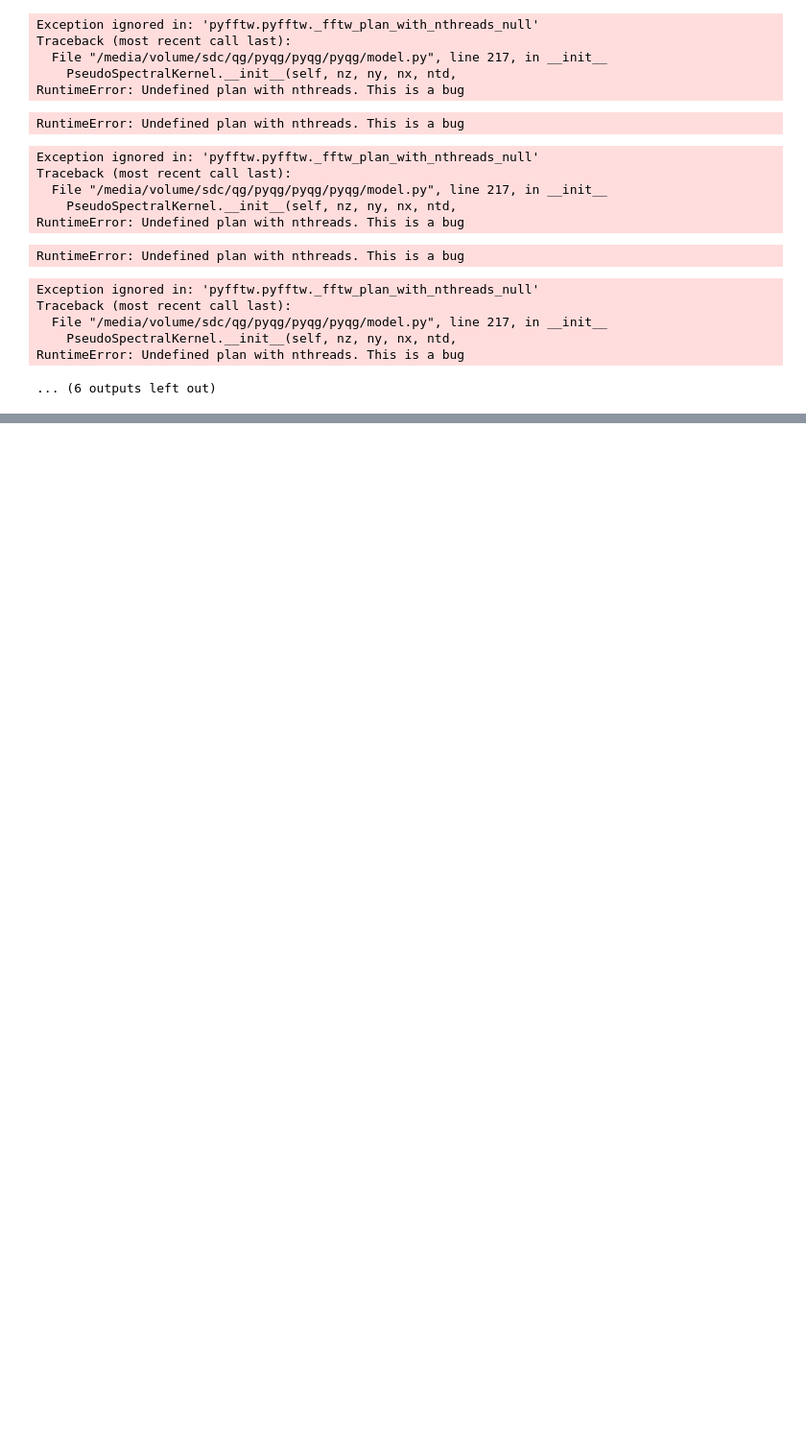
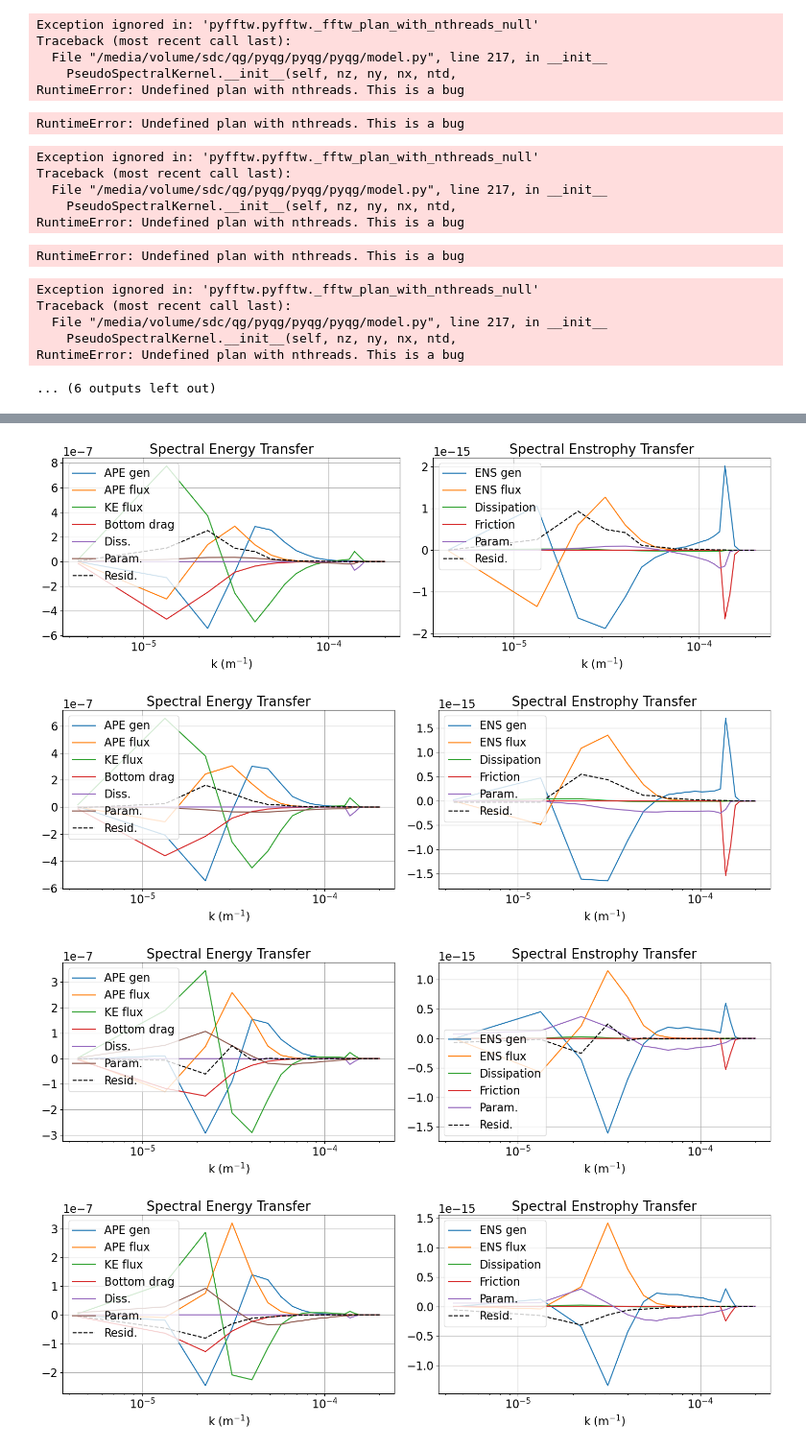
Before and after one commit to moeindarman77/TransferLearning-QG, a Jupyter notebook: online_coupling.ipynb, the cells around one changed output, grey strips where cells are left out. Shown at 96% size. Saved outputs shown, nothing was run; the diff lists cells and outputs as text; code cells hidden in the pictures; blank space fills up the shorter version.

```diff
--- a/online_coupling.ipynb
+++ b/online_coupling.ipynb
@@ -516,0 +781,32 @@ plt.show()
+# %%
+def plot_spectra(m):
+    m_ds = m.to_dataset().isel(time=-1)
+    diag_names_enstrophy = ['ENSflux', 'ENSgenspec', 'ENSfrictionspec', 'ENSDissspec', 'ENSparamspec']
+    diag_names_energy = ['APEflux', 'APEgenspec', 'KEflux', 'KEfrictionspec', 'Dissspec', 'paramspec']
+
+    bud_labels_list = [['APE gen','APE flux','KE flux','Bottom drag','Diss.','Param.'],
+                       ['ENS gen','ENS flux','Dissipation','Friction','Param.']]
+    title_list = ['Spectral Energy Transfer', 'Spectral Enstrophy Transfer']
+    plt.figure(figsize = [15, 5])
+    for p, diag_names in enumerate([diag_names_energy, diag_names_enstrophy]):
+        bud = []
+        for name in diag_names:
+            kr, spec = pyqg.diagnostic_tools.calc_ispec(m, getattr(m_ds, name).data.squeeze())
+            bud.append(spec.copy())
+        plt.subplot(1, 2, p+1)
+        [plt.semilogx(kr, term, label=label) for term, label in zip(bud, bud_labels_list[p])]
+        plt.semilogx(kr, -np.vstack(bud).sum(axis=0), 'k--', label = 'Resid.')
+        plt.legend(loc='best')
+        plt.xlabel(r'k (m$^{-1}$)'); plt.grid()
+        plt.title(title_list[p])
+    plt.tight_layout()
+# %%
+plot_spectra(backscatter_case2)
+plot_spectra(smagorinsky_case2)
+plot_spectra(cnn_case2)
+plot_spectra(TLNN_case2)
+# %% [output]
+[figure, added]
+[figure, added]
+[figure, added]
+[figure, added]
```
Also changed, not shown: parts of 15 cells of this notebook.
